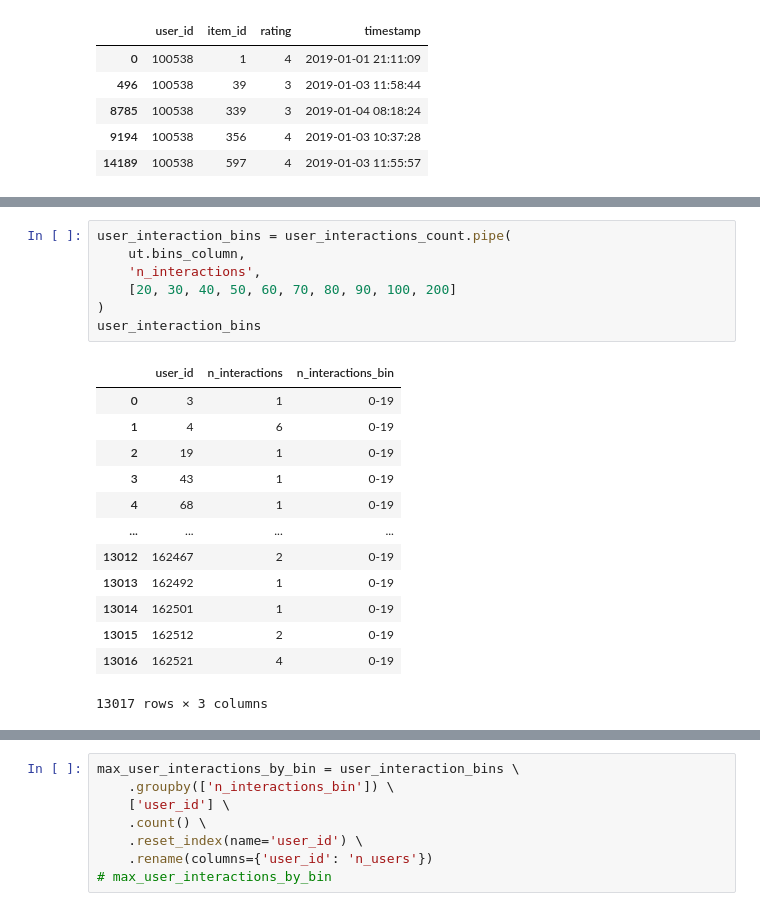
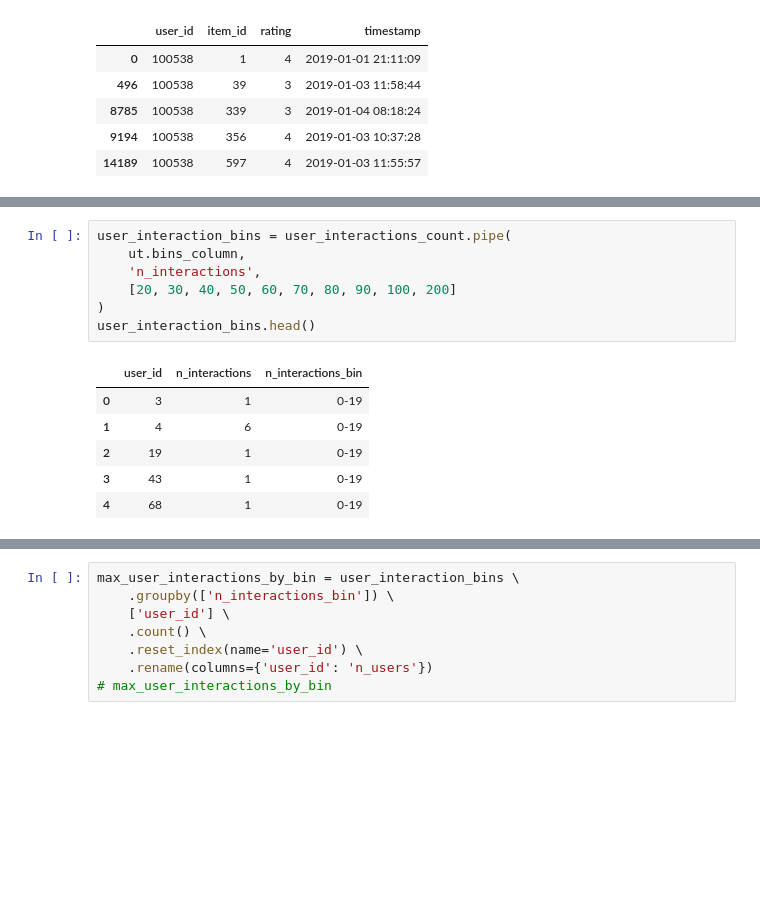
Before and after one commit to adrianmarino/thesis-paper, a Jupyter notebook: notebooks/chat-bot/1_load-items-interractions-to-database.ipynb, the cells around one changed output, grey strips where cells are left out. Cells and saved outputs as stored; diff of their text form; blank space fills up the shorter version.

```diff
--- a/notebooks/chat-bot/1_load-items-interractions-to-database.ipynb
+++ b/notebooks/chat-bot/1_load-items-interractions-to-database.ipynb
@@ -281,21 +450,14 @@ user_interactions_count
 # %%
 user_interaction_bins = user_interactions_count.pipe(
     ut.bins_column,
     'n_interactions',
     [20, 30, 40, 50, 60, 70, 80, 90, 100, 200]
 )
-user_interaction_bins
+user_interaction_bins.head()
 # %% [output]
 |  | user_id | n_interactions | n_interactions_bin |
 | 0 | 3 | 1 | 0-19 |
 | 1 | 4 | 6 | 0-19 |
 | 2 | 19 | 1 | 0-19 |
 | 3 | 43 | 1 | 0-19 |
 | 4 | 68 | 1 | 0-19 |
-| ... | ... | ... | ... |
-| 13012 | 162467 | 2 | 0-19 |
-| 13013 | 162492 | 1 | 0-19 |
-| 13014 | 162501 | 1 | 0-19 |
-| 13015 | 162512 | 2 | 0-19 |
-| 13016 | 162521 | 4 | 0-19 |
-13017 rows × 3 columns
```
Also changed, not shown: parts of 65 cells of this notebook.
